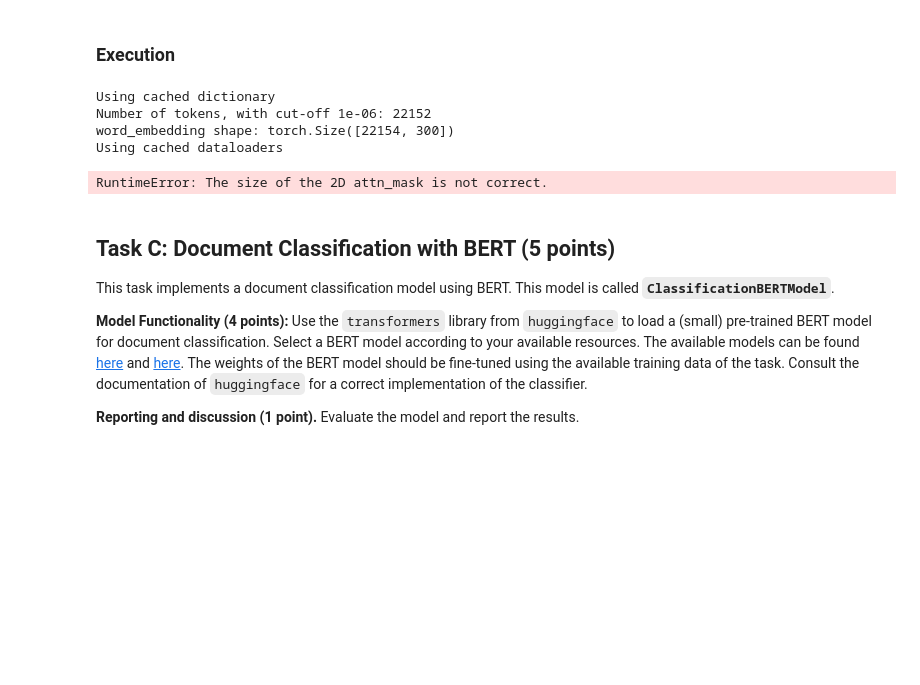
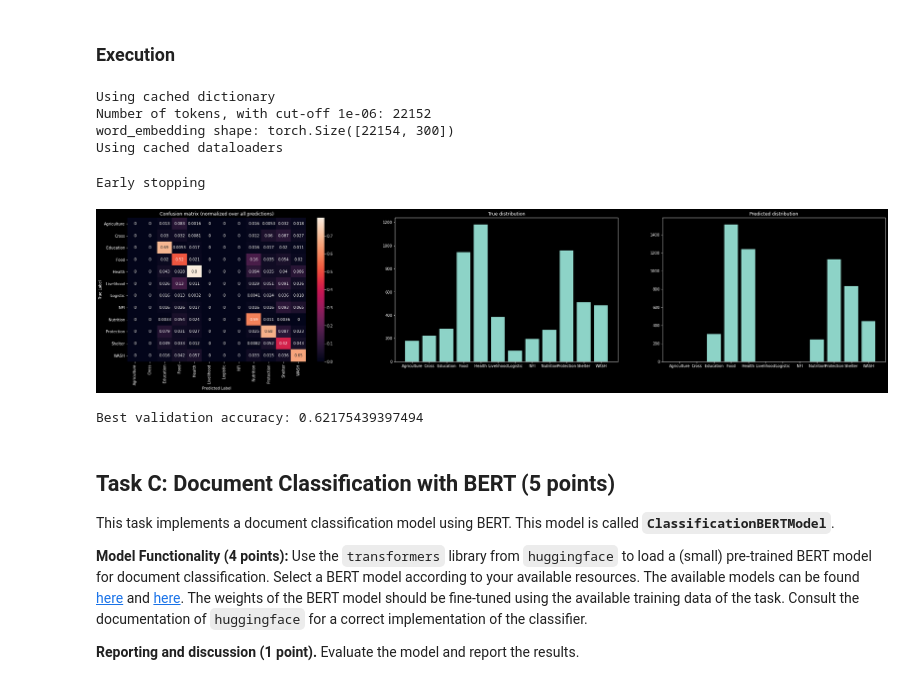
Before and after one commit to lukaskurz/nlp_deeplearning_2022, a Jupyter notebook: Assignment2_Classification.ipynb, the cells around one changed output. Cells and saved outputs as stored; diff of their text form; code cells hidden in the pictures; blank space fills up the shorter version.

```diff
--- a/Assignment2_Classification.ipynb
+++ b/Assignment2_Classification.ipynb
@@ -799,16 +799,15 @@ class ClassificationTransformerModel(torch.nn.Module):
             self.num_heads = num_heads
 
             self.embedding = embedding
-            self.embedding.weight.requires_grad = False
 
             self.direction_count = 2 if bidirectional else 1
 
             self.lstm = LSTM(word2vec.vector_size, hidden_dim, num_layers=1, batch_first=True, bidirectional=bidirectional)
             self.decoder_layer = TransformerDecoderLayer(d_model=hidden_dim*self.direction_count, nhead=num_heads)
             self.transformer_decoder = TransformerDecoder(self.decoder_layer, num_layers=num_layers)
-            self.linear = torch.nn.Linear(self.direction_count*hidden_dim*n_labels,n_labels)
+            self.linear = torch.nn.Linear(self.direction_count*hidden_dim,n_labels)
             self.softmax = torch.nn.Softmax(dim = 1)
-            self.query = torch.nn.Parameter(torch.randn(n_labels, 1, hidden_dim*self.direction_count))
+            self.query = torch.nn.Parameter(torch.randn(1, 1, hidden_dim*self.direction_count))
 
         def forward(self, x, device):
             batch_size = x.shape[0] # account for variable batch size
@@ -872,56 +871,51 @@ class ClassificationRNNModel(torch.nn.Module):
 # %%
 params = Params(
         tokenizer=LemmaTokenizer(),
         cut_off_threshold = 1e-6,
-        max_document_length=35,
-        batch_size=32,
+        max_document_length=40,
+        batch_size=10,
         num_epochs=60,
         early_stopping_patience=10,
         learning_rate=1e-4,
-        hidden_dim=32,
+        hidden_dim=128,
         optimizer=torch.optim.Adam,
         device=torch.device("cuda" if torch.cuda.is_available() else "cpu"),
         loss_function=torch.nn.NLLLoss(),
         n_heads=8,
         num_layers=1,
-        bidirectional=True,
+        bidirectional=False,
     )
-
-# params = Params(
-#         tokenizer=LemmaTokenizer(),
-#         cut_off_threshold = 1e-6,
-#         max_document_length=35,
-#         # max_document_length=20,
-#         batch_size=32,
-#         num_epochs=40,
-#         early_stopping_patience=10,
-#         learning_rate=1e-4,
-#         optimizer=torch.optim.Adam,
-#         device=torch.device("cuda" if torch.cuda.is_available() else "cpu"),
-#         loss_function=torch.nn.NLLLoss(),
-#         hidden_dim = 100,
-#         num_layers = 1,
-#         dropout = 0.1,
-#     )
 
 train_dataloader, validation_dataloader, test_dataloader, word_embedding = process_input(params)
 
+# classes = label_df['label'].values
+# y_true = []
+# for x,y in train_dataloader:
+#     y_true.extend(y.tolist())
+
+# dict = get_distribution(y_true, classes)
+# distr = np.array(list(dict.values()))
+# distr = distr/distr.sum()
+
+# loss_function=torch.nn.NLLLoss(weight=torch.tensor(distr, dtype=torch.float,device=params.device))
+
 # get the model
 model = ClassificationTransformerModel(word_embedding.to(params.device), params.hidden_dim, len(label_df), bidirectional=params.bidirectional, num_layers=params.num_layers, num_heads=params.n_heads).to(params.device)
-# model = ClassificationRNNModel(word_embedding.to(params.device), params.hidden_dim, len(label_df), drop_out=params.dropout, num_layers=params.num_layers).to(params.device)
 
 # set optimizer
 params.optimizer = params.optimizer(model.parameters(), lr=params.learning_rate)
 
 # train and val
 best_accuracy = train_and_eval(model, train_dataloader, validation_dataloader, test_dataloader, params)
 print(f"Best validation accuracy: {best_accuracy}")
 # %% [output]
 Using cached dictionary
 Number of tokens, with cut-off 1e-06: 22152
 word_embedding shape: torch.Size([22154, 300])
 Using cached dataloaders
-RuntimeError: The size of the 2D attn_mask is not correct.
+Early stopping
+[figure, added]
+Best validation accuracy: 0.62175439397494
 # %% [markdown]
 ## Task C: Document Classification with BERT (5 points)
 
```
